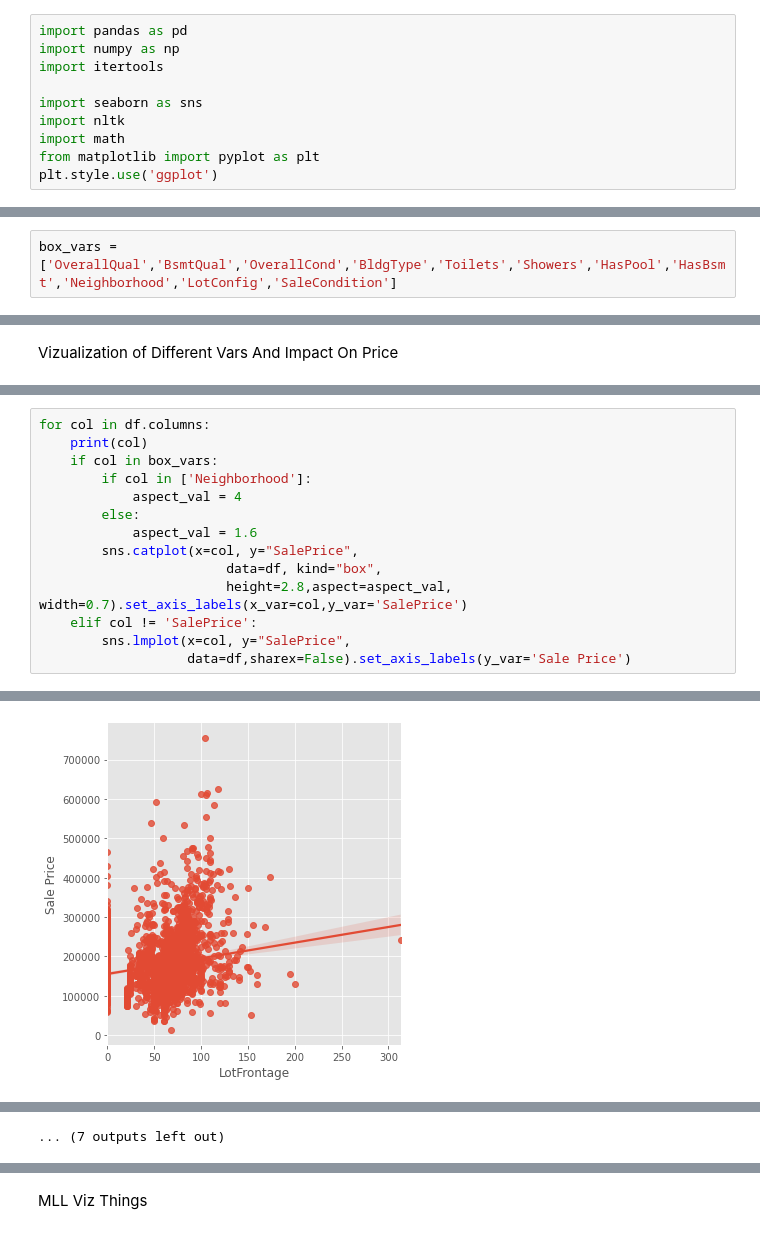
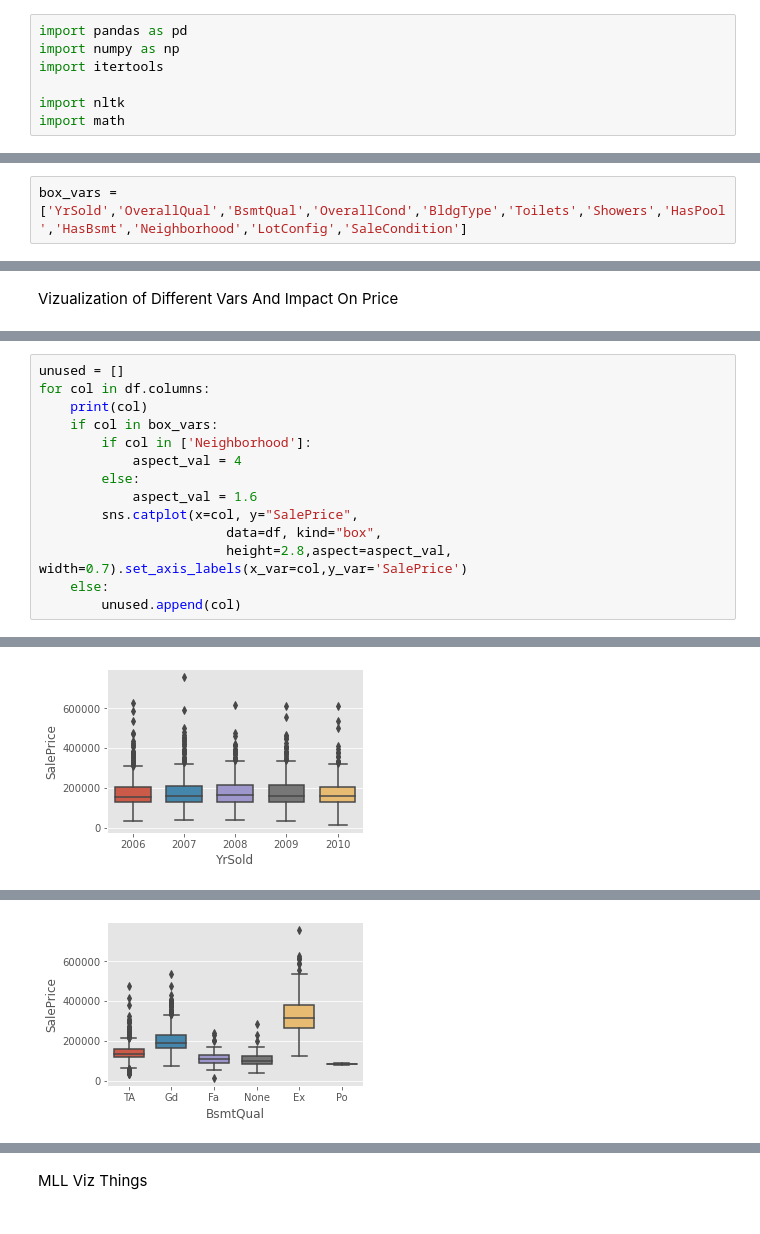
Before and after one commit to DPWasserman/ames-housing-prices, a Jupyter notebook: EDA/EZ_Viz_Work.ipynb, the cells around one changed output, grey strips where cells are left out. Cells and saved outputs as stored; diff of their text form.

```diff
--- a/EDA/EZ_Viz_Work.ipynb
+++ b/EDA/EZ_Viz_Work.ipynb
@@ -3,11 +3,8 @@ import pandas as pd
 import numpy as np
 import itertools
 
-import seaborn as sns
 import nltk
 import math
-from matplotlib import pyplot as plt
-plt.style.use('ggplot')
 # %%
 import sys
 sys.path.append('../ames') # path the the directory
@@ -28,4 +25,4 @@ dummy_vars = config.VARS_TO_DUMMIFY
 df = housing.copy()
 df = df[chosen_vars+list(dummy_vars.keys())+['SalePrice']]
 # %%
-box_vars = ['OverallQual','BsmtQual','OverallCond','BldgType','Toilets','Showers','HasPool','HasBsmt','Neighborhood','LotConfig','SaleCondition']
+box_vars = ['YrSold','OverallQual','BsmtQual','OverallCond','BldgType','Toilets','Showers','HasPool','HasBsmt','Neighborhood','LotConfig','SaleCondition']
@@ -34,4 +56,5 @@ Vizualization of Different Vars And Impact On Price
 # %%
+unused = []
 for col in df.columns:
     print(col)
     if col in box_vars:
@@ -42,7 +65,6 @@ for col in df.columns:
         sns.catplot(x=col, y="SalePrice",
                         data=df, kind="box",
                         height=2.8,aspect=aspect_val, width=0.7).set_axis_labels(x_var=col,y_var='SalePrice')
-    elif col != 'SalePrice':
-        sns.lmplot(x=col, y="SalePrice",
-                   data=df,sharex=False).set_axis_labels(y_var='Sale Price')
+    else:
+        unused.append(col)
 # %% [output]
@@ -52,17 +74,17 @@ HouseAge
 HouseAgeSq
 OverallQual
 OverallCond
 TotalLivingArea
 Toilets
 Showers
 UpDownRatio
 GarageArea
 HasPool
 HasBsmt
 Neighborhood
 LotConfig
 SaleCondition
 BldgType
 BsmtQual
 SalePrice
-[figure, old version]
+[figure, new version]
@@ -79 +101 @@ SalePrice
-... (7 outputs left out)
+[figure, added]
```
Also changed, not shown: parts of 16 cells of this notebook.
